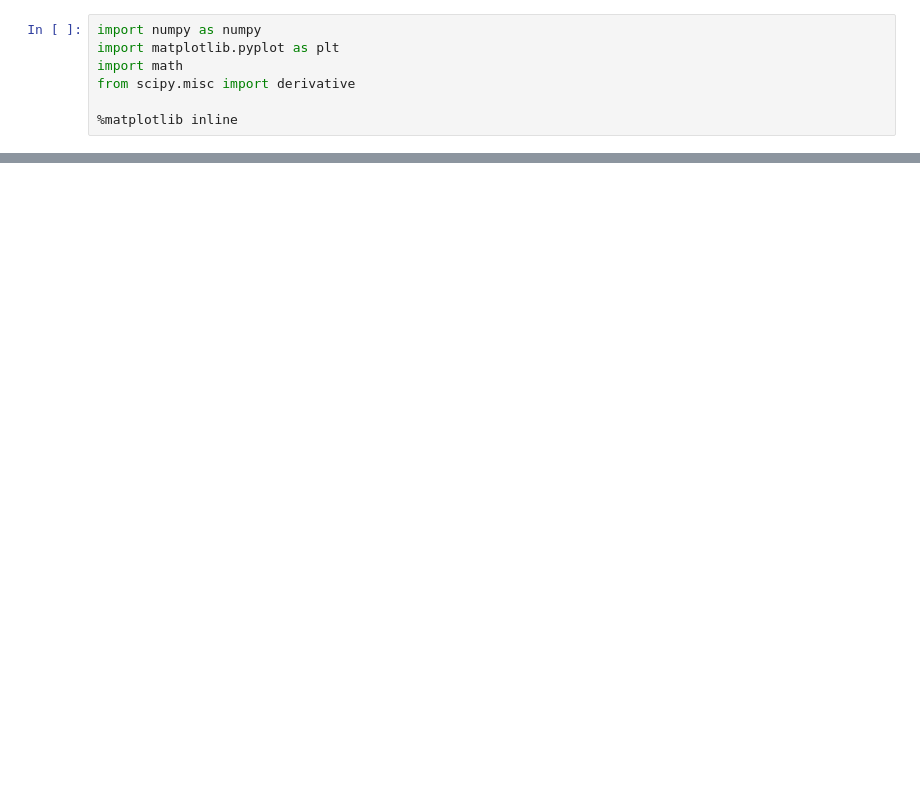
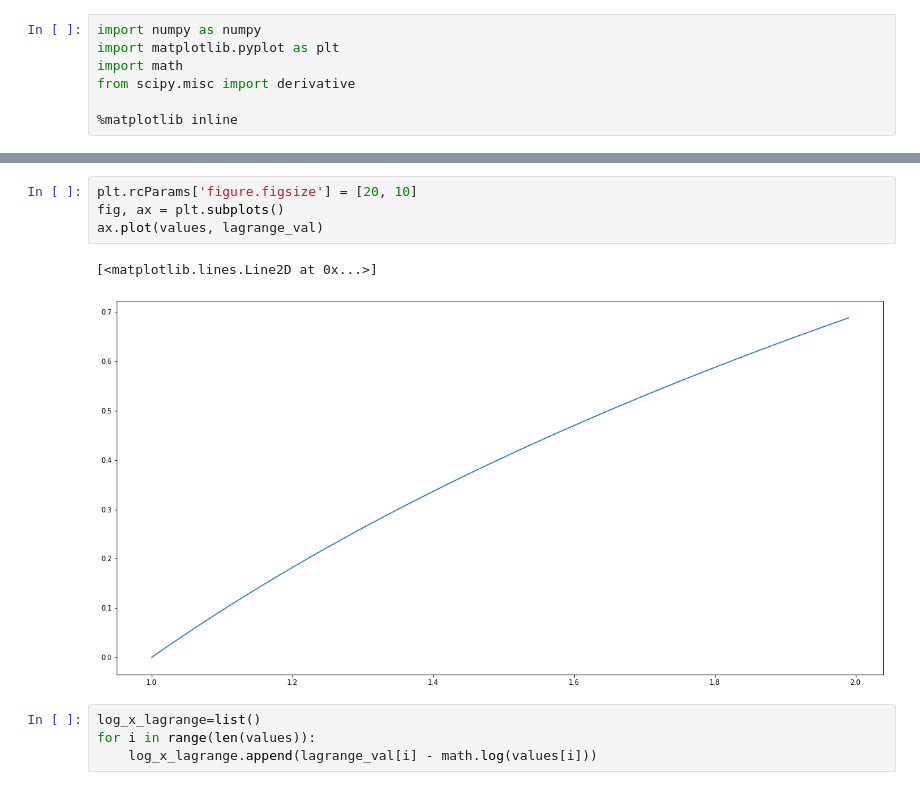
Before and after one commit to SkivHisink/BasicsOfComputationalPhysics, a Jupyter notebook: Task5Py/Task5.ipynb, the cells around one changed output, grey strips where cells are left out. Cells and saved outputs as stored; diff of their text form; blank space fills up the shorter version.

```diff
--- a/Task5Py/Task5.ipynb
+++ b/Task5Py/Task5.ipynb
@@ -38,0 +119,11 @@ def NewtonPolynom(points, x):
+# %%
+plt.rcParams['figure.figsize'] = [20, 10]
+fig, ax = plt.subplots()
+ax.plot(values, lagrange_val)
+# %% [output]
+[<matplotlib.lines.Line2D at 0x...>]
+[figure, added]
+# %%
+log_x_lagrange=list()
+for i in range(len(values)):
+    log_x_lagrange.append(lagrange_val[i] - math.log(values[i]))
```
Also changed, not shown: parts of 19 cells of this notebook, 4 other files.
